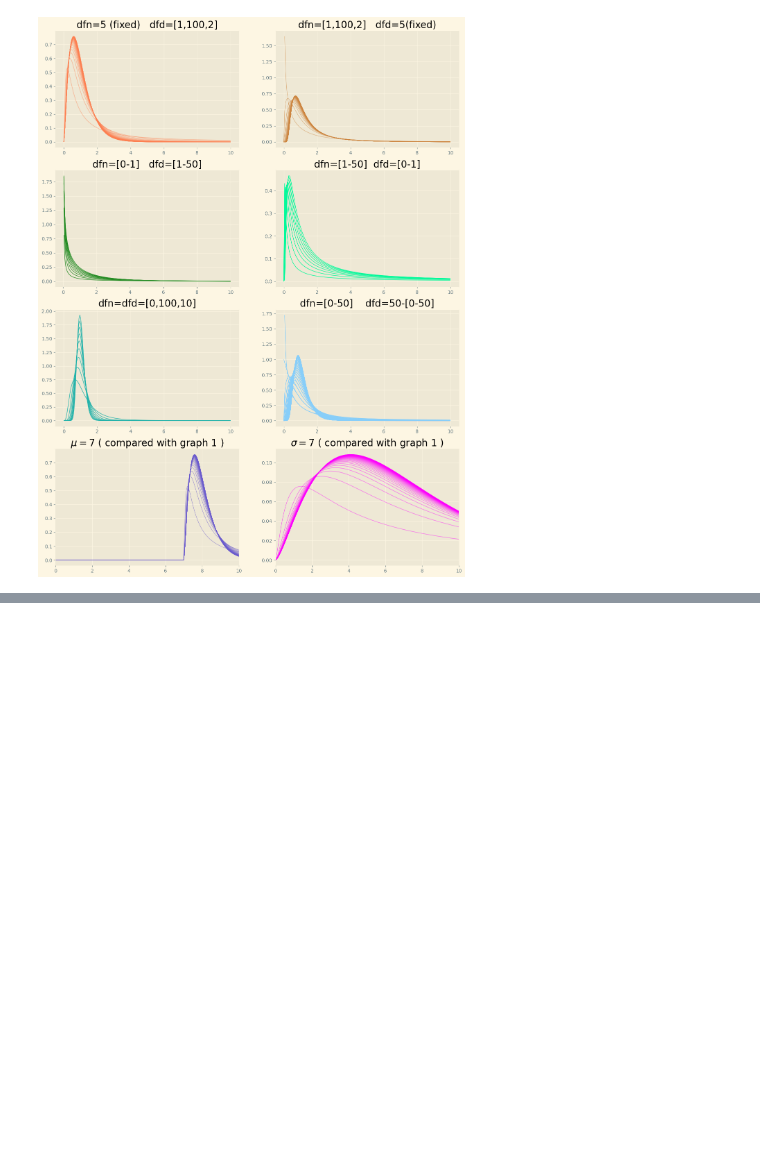
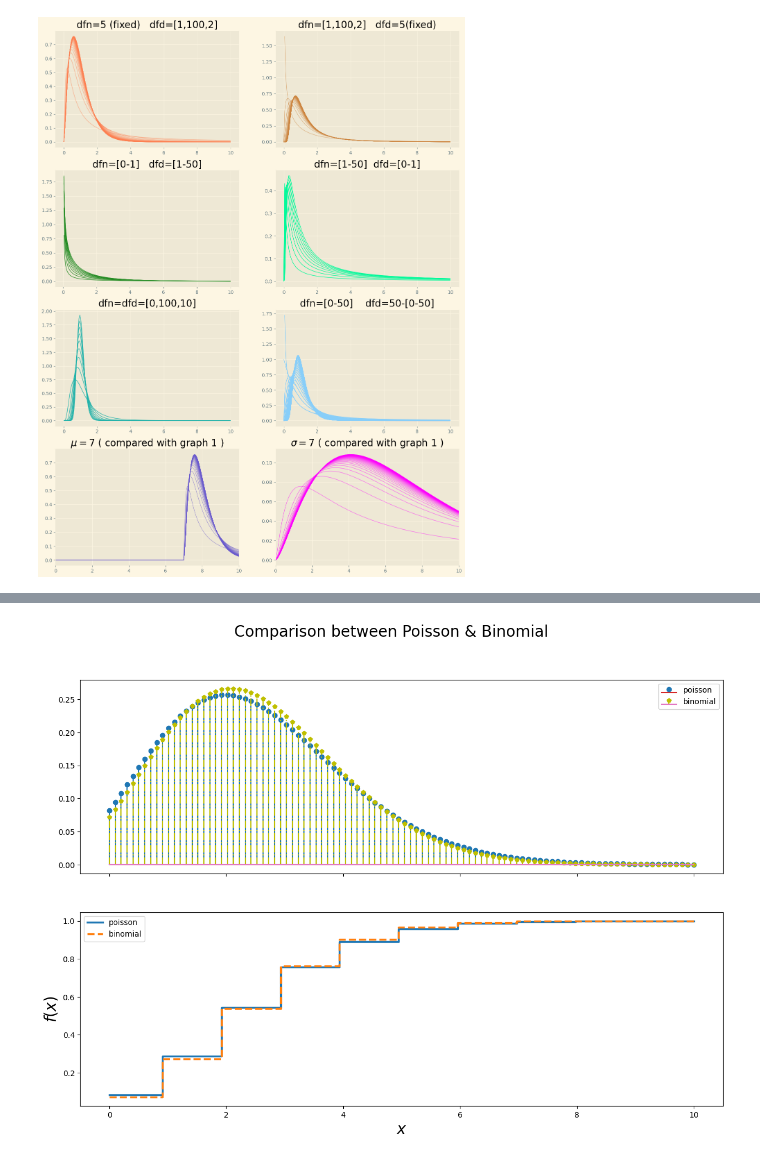
Before and after one commit to Simmonslin/PyStatistics, a Jupyter notebook: 410977095_hw3.ipynb, the cells around one changed output, grey strips where cells are left out. Drawn from its saved outputs; the diff is of its cells as text; code cells hidden in the pictures; blank space fills up the shorter version.

```diff
--- a/410977095_hw3.ipynb
+++ b/410977095_hw3.ipynb
@@ -316,0 +341,39 @@ from scipy.stats import poisson
+# %%
+from matplotlib.lines import lineStyles
+import numpy as np
+import matplotlib.pyplot as plt
+from scipy.stats import poisson
+from scipy.stats import binom
+
+x=np.linspace(0,10,100)
+math_lambda=2.5
+mu=5
+n=25
+p=0.1
+
+y_psn=poisson.pmf(x.reshape(-1,1),math_lambda)
+y_binom=binom.pmf(x.reshape(-1,1),n,p)
+
+y_psnCDF=poisson.cdf(x.reshape(-1,1),math_lambda)
+y_binomCDF=binom.cdf(x.reshape(-1,1),n,p)
+
+fig,axes=plt.subplots(2,1,figsize=(15,10),sharex="col")
+
+axes[0].stem(x,y_psn,label="poisson")
+axes[0].stem(x,y_binom,linefmt="y-.",markerfmt="p",label="binomial",basefmt="C6")
+
+
+
+axes[1].plot(x,y_psnCDF,drawstyle = 'steps-pre',label="poisson",linewidth=2.5)
+axes[1].plot(x,y_binomCDF,linestyle="--",drawstyle = 'steps-pre',label="binomial",linewidth=2.5)
+axes[1].set_xlabel("$x$",fontsize=20)
+axes[1].set_ylabel("$f(x)$",fontsize=20)
+
+
+plt.suptitle(" Comparison between Poisson & Binomial ",fontsize=20)
+
+
+for i in range(2):
+    axes[i].legend()
+# %% [output]
+[figure, added]
```
Also changed, not shown: parts of 3 cells of this notebook.
